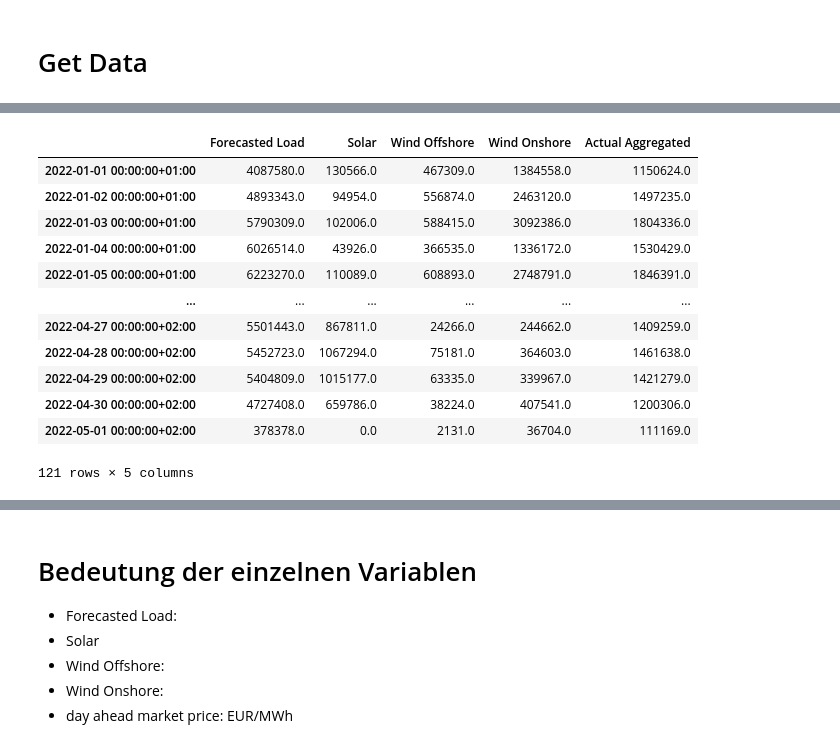
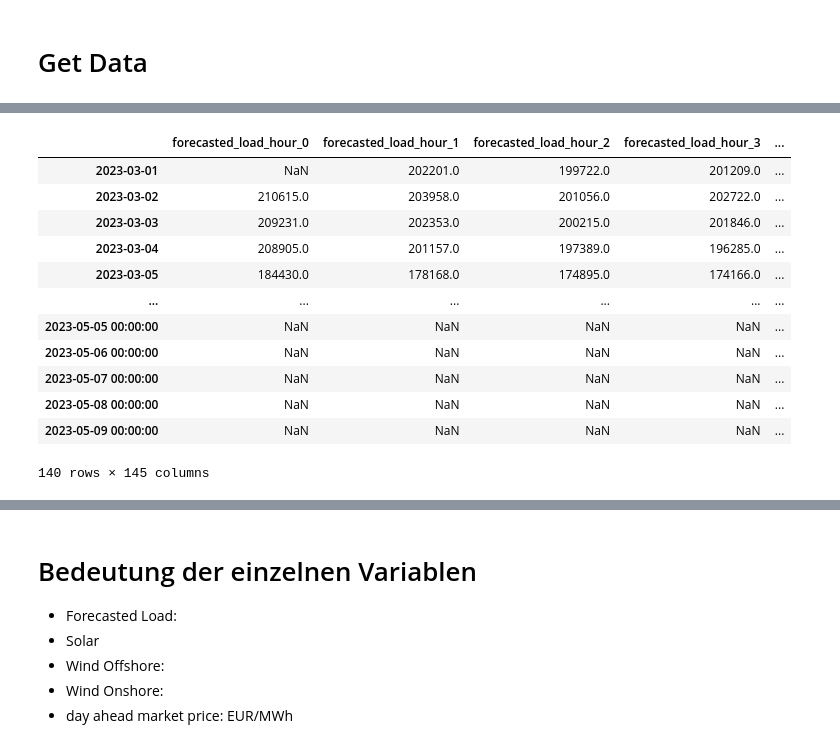
Before and after one commit to LouisSko/reinforcement-learning-for-power-plant-dispatch-in-electricity-markets, a Jupyter notebook: get_data.ipynb, the cells around one changed output, grey strips where cells are left out. Drawn from its saved outputs; the diff is of its cells as text; code cells hidden in the pictures.

```diff
--- a/get_data.ipynb
+++ b/get_data.ipynb
@@ -91,17 +124,0 @@ pd.concat([test['Solar'].add_prefix('Solar_hour_'), ])
-# %%
-# aggregate daily
-df.groupby([pd.Grouper(freq='1d')])[['Forecasted Load', 'Solar', 'Wind Offshore', 'Wind Onshore', 'Actual Aggregated']].sum()
-# %% [output]
-|  | Forecasted Load | Solar | Wind Offshore | Wind Onshore | Actual Aggregated |
-| 2022-01-01 00:00:00+01:00 | 4087580.0 | 130566.0 | 467309.0 | 1384558.0 | 1150624.0 |
-| 2022-01-02 00:00:00+01:00 | 4893343.0 | 94954.0 | 556874.0 | 2463120.0 | 1497235.0 |
-| 2022-01-03 00:00:00+01:00 | 5790309.0 | 102006.0 | 588415.0 | 3092386.0 | 1804336.0 |
-| 2022-01-04 00:00:00+01:00 | 6026514.0 | 43926.0 | 366535.0 | 1336172.0 | 1530429.0 |
-| 2022-01-05 00:00:00+01:00 | 6223270.0 | 110089.0 | 608893.0 | 2748791.0 | 1846391.0 |
-| ... | ... | ... | ... | ... | ... |
-| 2022-04-27 00:00:00+02:00 | 5501443.0 | 867811.0 | 24266.0 | 244662.0 | 1409259.0 |
-| 2022-04-28 00:00:00+02:00 | 5452723.0 | 1067294.0 | 75181.0 | 364603.0 | 1461638.0 |
-| 2022-04-29 00:00:00+02:00 | 5404809.0 | 1015177.0 | 63335.0 | 339967.0 | 1421279.0 |
-| 2022-04-30 00:00:00+02:00 | 4727408.0 | 659786.0 | 38224.0 | 407541.0 | 1200306.0 |
-| 2022-05-01 00:00:00+02:00 | 378378.0 | 0.0 | 2131.0 | 36704.0 | 111169.0 |
-121 rows × 5 columns
@@ -109,0 +125,16 @@ df.groupby([pd.Grouper(freq='1d')])[['Forecasted Load', 'Solar', 'Wind Offshore'
+# %%
+df
+# %% [output]
+|  | forecasted_load_hour_0 | forecasted_load_hour_1 | forecasted_load_hour_2 | forecasted_load_hour_3 | ... |
+| 2023-03-01 | NaN | 202201.0 | 199722.0 | 201209.0 | ... |
+| 2023-03-02 | 210615.0 | 203958.0 | 201056.0 | 202722.0 | ... |
+| 2023-03-03 | 209231.0 | 202353.0 | 200215.0 | 201846.0 | ... |
+| 2023-03-04 | 208905.0 | 201157.0 | 197389.0 | 196285.0 | ... |
+| 2023-03-05 | 184430.0 | 178168.0 | 174895.0 | 174166.0 | ... |
+| ... | ... | ... | ... | ... | ... |
+| 2023-05-05 00:00:00 | NaN | NaN | NaN | NaN | ... |
+| 2023-05-06 00:00:00 | NaN | NaN | NaN | NaN | ... |
+| 2023-05-07 00:00:00 | NaN | NaN | NaN | NaN | ... |
+| 2023-05-08 00:00:00 | NaN | NaN | NaN | NaN | ... |
+| 2023-05-09 00:00:00 | NaN | NaN | NaN | NaN | ... |
+140 rows × 145 columns
```
Also changed, not shown: parts of 21 cells of this notebook, 1 other file.
